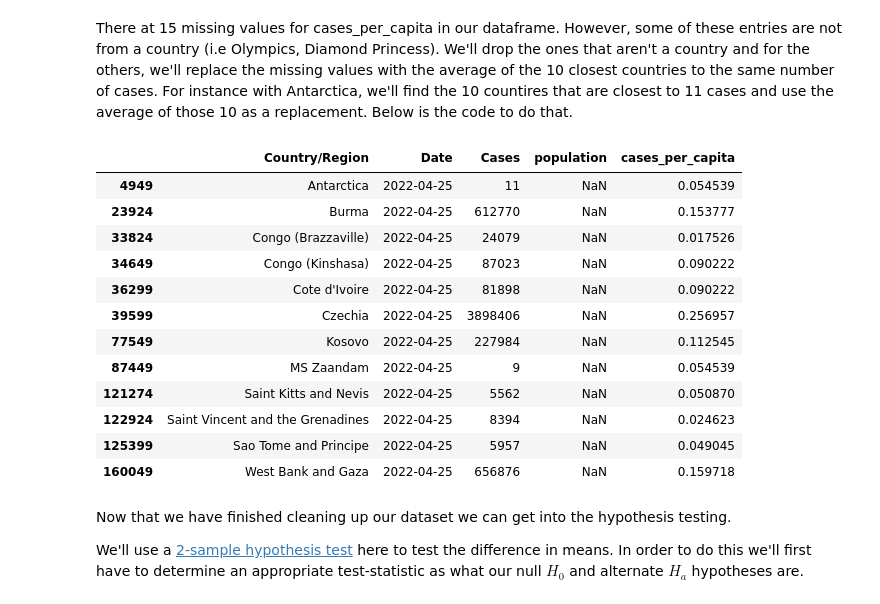
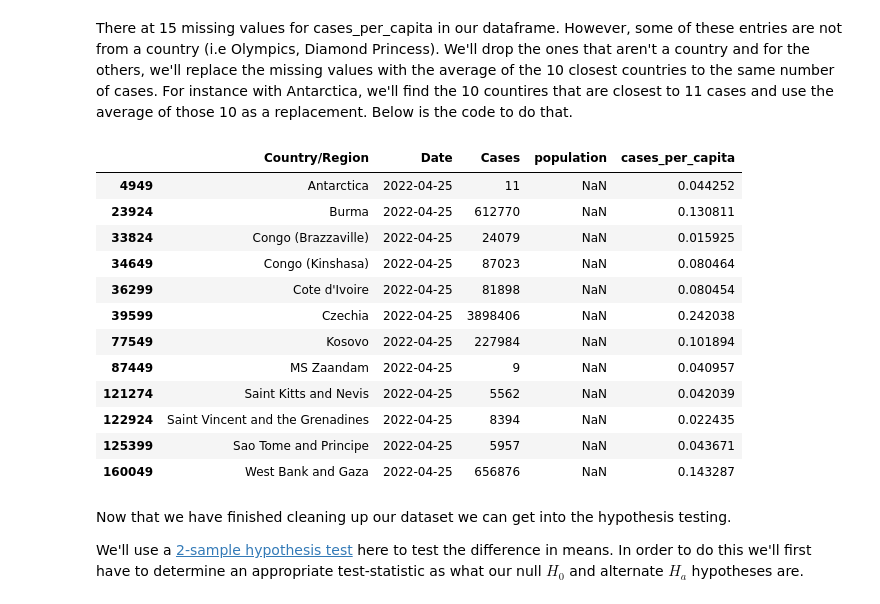
Before and after one commit to rwang0413/rwang4787.github.io, a Jupyter notebook: 320Final.ipynb, the cells around one changed output. Cells and saved outputs as stored; diff of their text form; code cells hidden in the pictures.

```diff
--- a/320Final.ipynb
+++ b/320Final.ipynb
@@ -526,32 +526,44 @@ There at 15 missing values for cases_per_capita in our dataframe. However, some
 # %%
 # dropping non-countries
 datefilter_Global.drop(datefilter_Global[datefilter_Global['Country/Region'].str.contains("Olympics")].index, inplace = True)
 datefilter_Global.drop(datefilter_Global[datefilter_Global['Country/Region'].str.contains("Diamond Princess")].index, inplace = True)
 
 
 # getting the index of rows with missing cases_per_capita
 missing_index = datefilter_Global[datefilter_Global.isna().any(axis=1)].index
 
 for x in missing_index:
     value = datefilter_Global.loc[x]['Cases']
-    mean = np.nanmean(datefilter_Global.iloc[(datefilter_Global['Cases']-value).abs().argsort()[:10]]['cases_per_capita'].values)
+    num_head = 10;
+
+    while True:
+        # getting num_head closests countries
+        closests = datefilter_Global.iloc[(datefilter_Global['Cases']-value).abs().argsort()[:num_head]]['cases_per_capita']
+        closests = closests[~np.isnan(closests)] # removing NaNs
+
+        if (len(closests) < 10): # do we have 10 non null closests ?
+            num_head += 1; # we increment our number of results by 1
+        else: # break if yes
+            break;
+
+    mean = np.nanmean(closests)
     datefilter_Global.at[x, 'cases_per_capita'] = mean
 
 datefilter_Global.loc[missing_index, :]
 # %% [output]
 |  | Country/Region | Date | Cases | population | cases_per_capita |
-| 4949 | Antarctica | 2022-04-25 | 11 | NaN | 0.054539 |
-| 23924 | Burma | 2022-04-25 | 612770 | NaN | 0.153777 |
-| 33824 | Congo (Brazzaville) | 2022-04-25 | 24079 | NaN | 0.017526 |
-| 34649 | Congo (Kinshasa) | 2022-04-25 | 87023 | NaN | 0.090222 |
-| 36299 | Cote d'Ivoire | 2022-04-25 | 81898 | NaN | 0.090222 |
-| 39599 | Czechia | 2022-04-25 | 3898406 | NaN | 0.256957 |
-| 77549 | Kosovo | 2022-04-25 | 227984 | NaN | 0.112545 |
-| 87449 | MS Zaandam | 2022-04-25 | 9 | NaN | 0.054539 |
-| 121274 | Saint Kitts and Nevis | 2022-04-25 | 5562 | NaN | 0.050870 |
-| 122924 | Saint Vincent and the Grenadines | 2022-04-25 | 8394 | NaN | 0.024623 |
-| 125399 | Sao Tome and Principe | 2022-04-25 | 5957 | NaN | 0.049045 |
-| 160049 | West Bank and Gaza | 2022-04-25 | 656876 | NaN | 0.159718 |
+| 4949 | Antarctica | 2022-04-25 | 11 | NaN | 0.044252 |
+| 23924 | Burma | 2022-04-25 | 612770 | NaN | 0.130811 |
+| 33824 | Congo (Brazzaville) | 2022-04-25 | 24079 | NaN | 0.015925 |
+| 34649 | Congo (Kinshasa) | 2022-04-25 | 87023 | NaN | 0.080464 |
+| 36299 | Cote d'Ivoire | 2022-04-25 | 81898 | NaN | 0.080454 |
+| 39599 | Czechia | 2022-04-25 | 3898406 | NaN | 0.242038 |
+| 77549 | Kosovo | 2022-04-25 | 227984 | NaN | 0.101894 |
+| 87449 | MS Zaandam | 2022-04-25 | 9 | NaN | 0.040957 |
+| 121274 | Saint Kitts and Nevis | 2022-04-25 | 5562 | NaN | 0.042039 |
+| 122924 | Saint Vincent and the Grenadines | 2022-04-25 | 8394 | NaN | 0.022435 |
+| 125399 | Sao Tome and Principe | 2022-04-25 | 5957 | NaN | 0.043671 |
+| 160049 | West Bank and Gaza | 2022-04-25 | 656876 | NaN | 0.143287 |
 # %% [markdown]
 Now that we have finished cleaning up our dataset we can get into the hypothesis testing.
 
```
Also changed, not shown: parts of 16 cells of this notebook, 1 other file.
